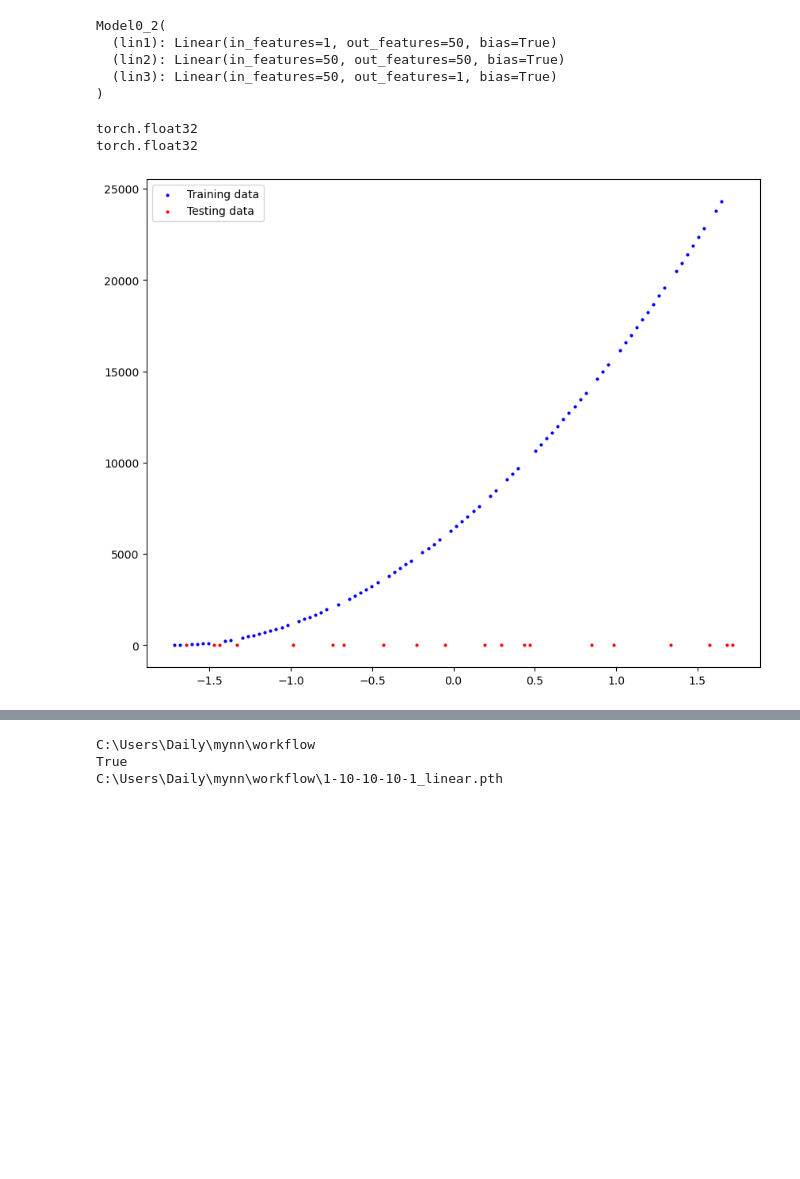
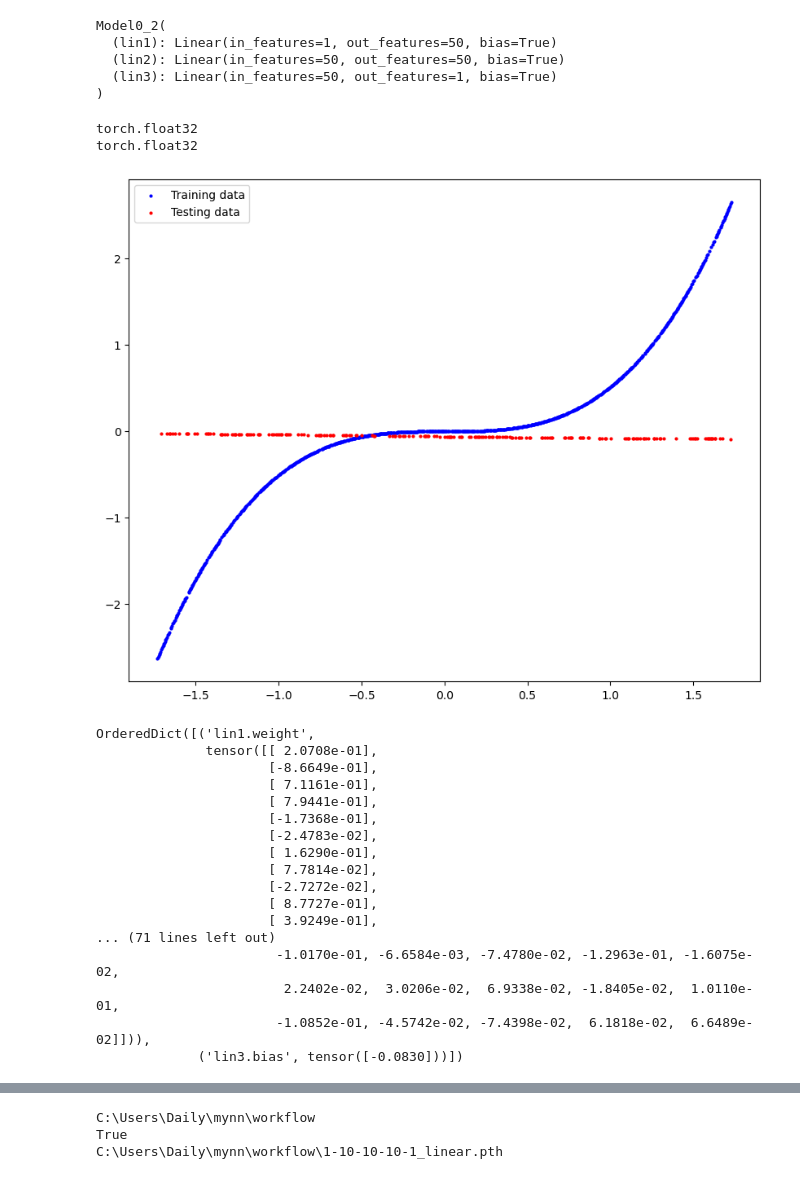
Before and after one commit to Dailylulll/nnjn, a Jupyter notebook: workflow/workflow1.1.ipynb, the cells around one changed output, grey strips where cells are left out. Drawn from its saved outputs; the diff is of its cells as text; code cells hidden in the pictures; blank space fills up the shorter version.

```diff
--- a/workflow/workflow1.1.ipynb
+++ b/workflow/workflow1.1.ipynb
@@ -23,7 +23,7 @@ dtype = torch.float16 if device == "cuda" else torch.float
 # %%
 # raw data loader
 
-file = 'data/poly.npy'
+file = 'data/poly_3.npy'
 file_no_extension = os.path.splitext(file)
 
 array = np.load(file)
@@ -33,6 +33,7 @@ labels = array[1].copy()
 # cleaning and transforming, different types
 
 data = (data - data.mean()) / data.std()
+labels = (labels - labels.mean()) / labels.std()
 # %%
 # seperate into train, valid and test sets with skilearn
 
@@ -94,21 +100,39 @@ Model0_2(
 # %%
 # check for runtime errors / init predictions
 
 from visuals.display import train_v_test
 
 for i in model.parameters():
     print(i.dtype)
     break
 print(test_data.dtype)
 
 with torch.inference_mode():
     preds = model(test_data.reshape(len(test_data_np), 1))
 
 train_v_test(train_data, train_label, test_data, preds.numpy())
+model.state_dict()
 # %% [output]
 torch.float32
 torch.float32
-[figure, old version]
+[figure, new version]
+OrderedDict([('lin1.weight',
+              tensor([[ 2.0708e-01],
+                      [-8.6649e-01],
+                      [ 7.1161e-01],
+                      [ 7.9441e-01],
+                      [-1.7368e-01],
+                      [-2.4783e-02],
+                      [ 1.6290e-01],
+                      [ 7.7814e-02],
+                      [-2.7272e-02],
+                      [ 8.7727e-01],
+                      [ 3.9249e-01],
+... (71 lines left out)
+                       -1.0170e-01, -6.6584e-03, -7.4780e-02, -1.2963e-01, -1.6075e-02,
+                        2.2402e-02,  3.0206e-02,  6.9338e-02, -1.8405e-02,  1.0110e-01,
+                       -1.0852e-01, -4.5742e-02, -7.4398e-02,  6.1818e-02,  6.6489e-02]])),
+             ('lin3.bias', tensor([-0.0830]))])
 # %%
 # set up hyperparameters
 epochs = 100
```
Also changed, not shown: parts of 8 cells of this notebook, 18 other files.
